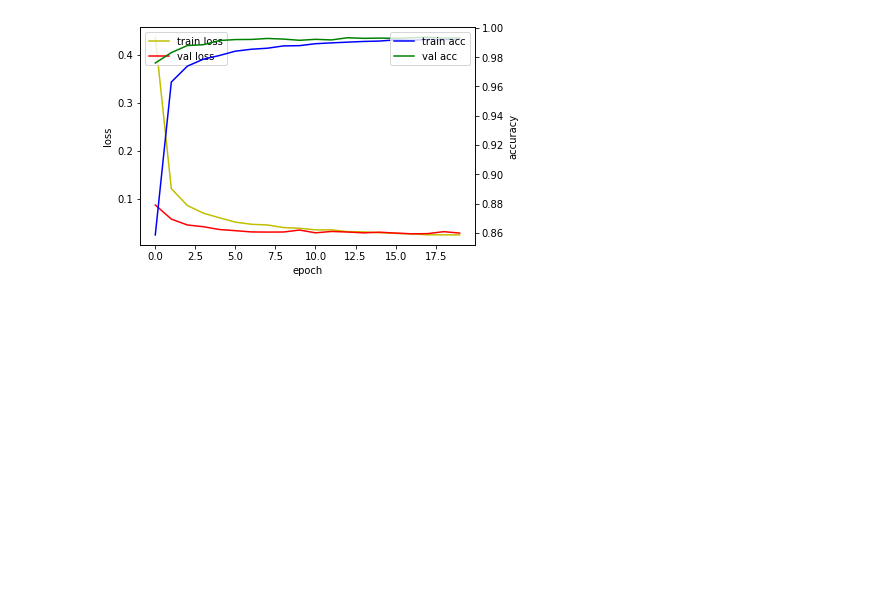
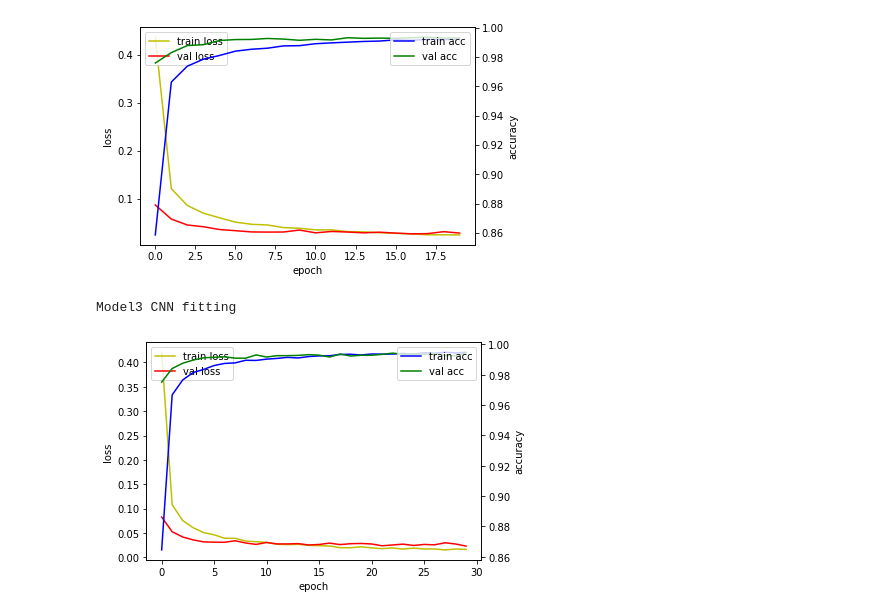
Before and after one commit to wakii/ds_parrot, a Jupyter notebook: Parrot_ANN.ipynb, the cells around one changed output. Cells and saved outputs as stored; diff of their text form; code cells hidden in the pictures; blank space fills up the shorter version.

Commit message:
model4 updated

```diff
--- a/Parrot_ANN.ipynb
+++ b/Parrot_ANN.ipynb
@@ -134,4 +134,4 @@ _________________________________________________________________
 # %%
 # from sklearn.model_selection import train_test_split
 # %%
-hist = model.fit(x_train, y_train, validation_split=0.2, epochs = 10, batch_size = 128, verbose = 1)
+# hist = model.fit(x_train, y_train, validation_split=0.2, epochs = 10, batch_size = 128, verbose = 1)
@@ -322,3 +301,32 @@ Total params: 125,322
 Trainable params: 125,322
 Non-trainable params: 0
 _________________________________________________________________
+# %%
+tf.keras.backend.clear_session()
+model_4 = tf.keras.models.Sequential()
+
+# Layer1
+model_4.add(tf.keras.layers.Conv2D(32, kernel_size=(5, 5), strides=(1,1), input_shape = (28, 28, 1), activation = 'relu'))
+model_4.add(tf.keras.layers.MaxPool2D(pool_size=(2,2)))
+model_4.add(tf.keras.layers.Dropout(0.3))
+  # Row, Col Size : (12,12,32)
+
+# Layer2
+model_4.add(tf.keras.layers.Conv2D(64, kernel_size=(5, 5), strides=(1,1), input_shape = (12, 12, 32), activation = 'relu'))
+model_4.add(tf.keras.layers.MaxPool2D(pool_size=(2,2)))
+  # Row, Col Size : (4,4,64)
+model_4.add(tf.keras.layers.Dropout(0.3))
+
+# Layer3
+model_4.add(tf.keras.layers.Conv2D(128, kernel_size=(3, 3), strides=(1,1), input_shape = (4, 4, 64), activation = 'relu'))
+model_4.add(tf.keras.layers.MaxPool2D(pool_size=(2,2)))
+model_4.add(tf.keras.layers.Dropout(0.2))
+
+
+model_4.add(tf.keras.layers.Flatten())
+model_4.add(tf.keras.layers.Dense(128, activation = 'relu'))
+model_4.add(tf.keras.layers.Dense(num_classes, activation = 'softmax'))
+
+model_4.compile(loss = 'categorical_crossentropy', optimizer = 'adam', metrics = ['accuracy'])
+
+model_4.summary()
@@ -371,0 +398,2 @@ Epoch 20/20
+# %%
+hist4 = model_4.fit(x_train, y_train, validation_split = 0.2, epochs = 30, batch_size=128)
@@ -416,3 +470,9 @@ acc_loss_plot(hist3)
 # %% [output]
 Model3 CNN fitting
 [figure]
+# %%
+print("Model3 CNN fitting")
+acc_loss_plot(hist4)
+# %% [output]
+Model3 CNN fitting
+[figure, added]
```
Also changed, not shown: parts of 7 cells of this notebook.
